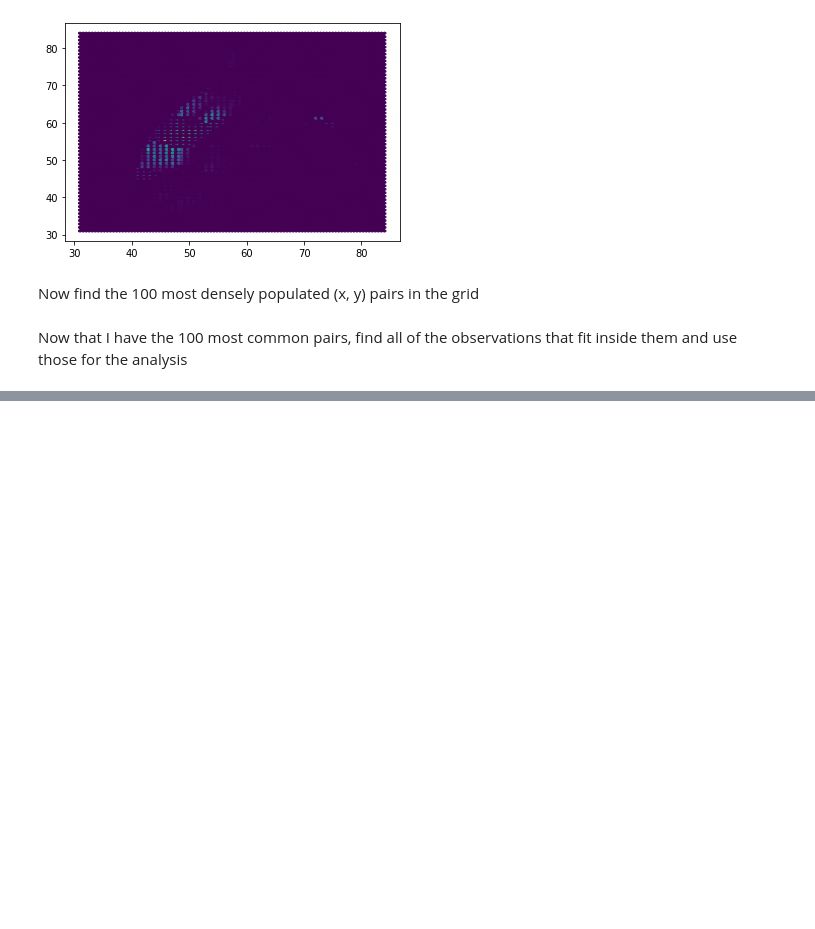
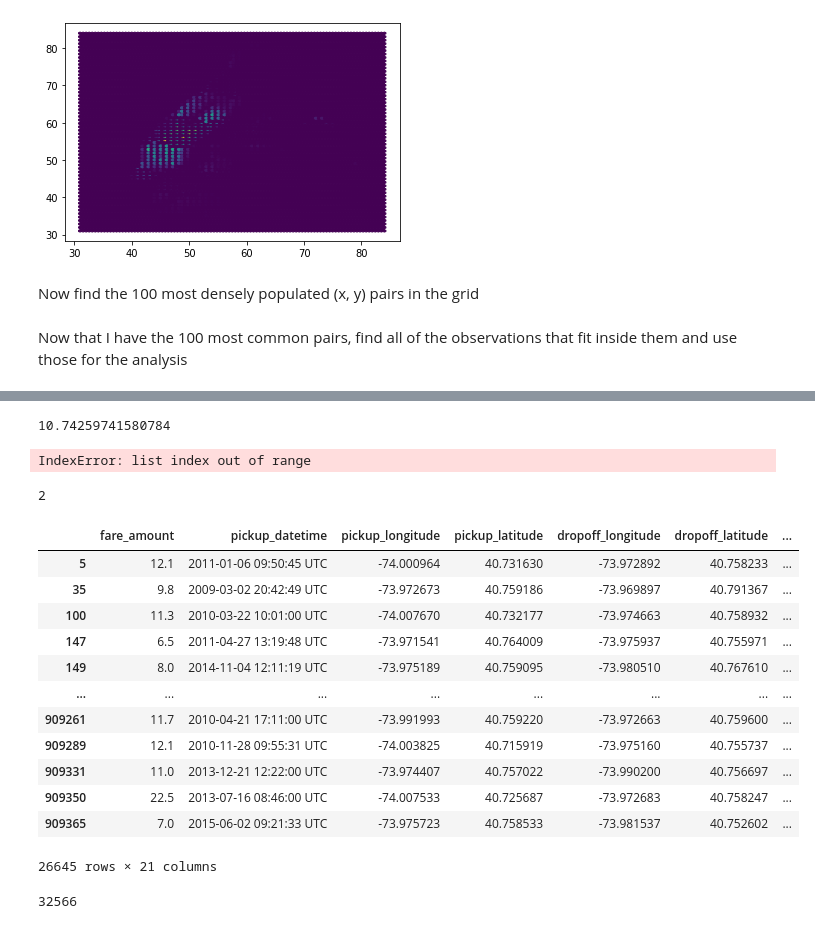
Before and after one commit to cla24/taxi_fare_weather, a Jupyter notebook: coordinates.ipynb, the cells around one changed output, grey strips where cells are left out. Saved outputs shown, nothing was run; the diff lists cells and outputs as text; code cells hidden in the pictures; blank space fills up the shorter version.

```diff
--- a/coordinates.ipynb
+++ b/coordinates.ipynb
@@ -129,0 +311,2 @@ for n in range(len(df)):
+# %%
+df = df.reset_index(drop=True)
@@ -129,0 +374,4 @@ for n in range(len(df)):
+# %%
+snow_pred[i]
+# %% [output]
+10.74259741580784
@@ -129,0 +380,55 @@ for n in range(len(df)):
+# %%
+# get percent differences for each zone
+zone_rain = []
+zone_snow = []
+
+for index_list in df_top:
+    for i in index_list:
+        df_i = df[df.index.isin(df_top[i])]
+        df_snow = df_i[df_i['SNOW'] >= 6]
+        df_rain = df_i[df_i['PRCP'] >= (0.15 * 24)]
+
+        snow_pred = reg.predict(df_snow[['distance_traveled_km', 'pickup_hour', 'passenger_count']])
+        rain_pred = reg.predict(df_rain[['distance_traveled_km', 'pickup_hour', 'passenger_count']])
+
+        snow_dif = 0
+        rain_dif = 0
+
+        for j in range(len(snow_pred)):
+            snow_dif += (((df_snow.iloc[j]['fare_amount'] - snow_pred[j]) / snow_pred[j]) * 100.0)
+        for k in range(len(rain_pred)):
+            rain_dif += (((df_rain.iloc[k]['fare_amount'] - rain_pred[k]) / rain_pred[k]) * 100.0)
+
+        snow_dif = snow_dif / len(snow_pred)
+        zone_snow.append(snow_dif)
+
+        rain_dif = rain_dif / len(rain_pred)
+        zone_rain.append(rain_dif)
+# %% [output]
+IndexError: list index out of range
+# %%
+df_top[0][0]
+# %% [output]
+2
+# %%
+df_i = df[df.index.isin(df_top[2])]
+# %%
+df_i
+# %% [output]
+|  | fare_amount | pickup_datetime | pickup_longitude | pickup_latitude | dropoff_longitude | dropoff_latitude | ... |
+| 5 | 12.1 | 2011-01-06 09:50:45 UTC | -74.000964 | 40.731630 | -73.972892 | 40.758233 | ... |
+| 35 | 9.8 | 2009-03-02 20:42:49 UTC | -73.972673 | 40.759186 | -73.969897 | 40.791367 | ... |
+| 100 | 11.3 | 2010-03-22 10:01:00 UTC | -74.007670 | 40.732177 | -73.974663 | 40.758932 | ... |
+| 147 | 6.5 | 2011-04-27 13:19:48 UTC | -73.971541 | 40.764009 | -73.975937 | 40.755971 | ... |
+| 149 | 8.0 | 2014-11-04 12:11:19 UTC | -73.975189 | 40.759095 | -73.980510 | 40.767610 | ... |
+| ... | ... | ... | ... | ... | ... | ... | ... |
+| 909261 | 11.7 | 2010-04-21 17:11:00 UTC | -73.991993 | 40.759220 | -73.972663 | 40.759600 | ... |
+| 909289 | 12.1 | 2010-11-28 09:55:31 UTC | -74.003825 | 40.715919 | -73.975160 | 40.755737 | ... |
+| 909331 | 11.0 | 2013-12-21 12:22:00 UTC | -73.974407 | 40.757022 | -73.990200 | 40.756697 | ... |
+| 909350 | 22.5 | 2013-07-16 08:46:00 UTC | -74.007533 | 40.725687 | -73.972683 | 40.758247 | ... |
+| 909365 | 7.0 | 2015-06-02 09:21:33 UTC | -73.975723 | 40.758533 | -73.981537 | 40.752602 | ... |
+26645 rows × 21 columns
+# %%
+len(df_1)
+# %% [output]
+32566
```
Also changed, not shown: parts of 38 cells of this notebook.
